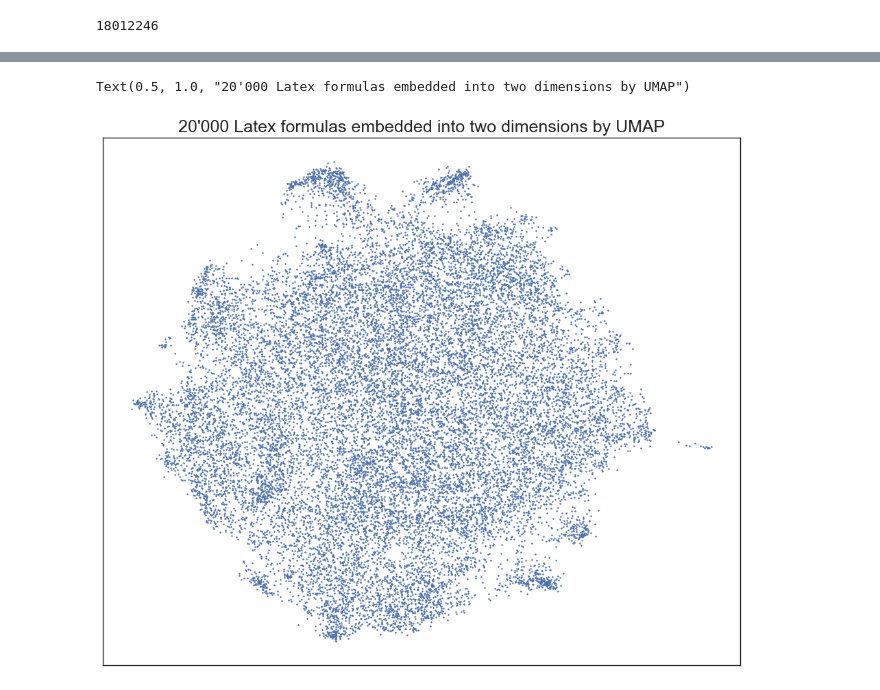
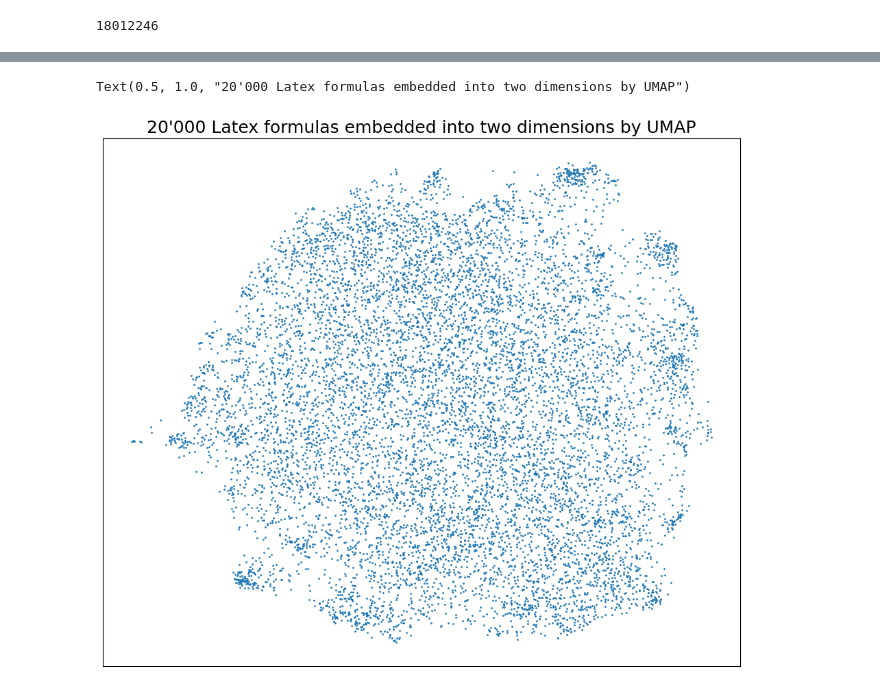
Before and after one commit to or7nge/Latex-Generator, a Jupyter notebook: notebook.ipynb, the cells around one changed output, grey strips where cells are left out. Saved outputs shown, nothing was run; the diff lists cells and outputs as text; code cells hidden in the pictures.

```diff
--- a/notebook.ipynb
+++ b/notebook.ipynb
@@ -25,4 +18,4 @@ print(res)
 18012246
 # %%
 model = SentenceTransformer("all-MiniLM-L6-v2")
-embeddings = model.encode(formulas[:20000])
+embeddings = model.encode(formulas)
@@ -29,6 +24,3 @@ embeddings = model.encode(formulas[:20000])
-# %%
-sns.set(context="paper", style="white")
-mnist = fetch_openml("mnist_784", version=1)
 # %%
 reducer = umap.UMAP(random_state=42)
-embedding = reducer.fit_transform(mnist.data)
+embedding = reducer.fit_transform(embeddings)
@@ -57,9 +27,8 @@ Name: class, Length: 70000, dtype: int32
 # %%
 fig, ax = plt.subplots(figsize=(12, 10))
-color = mnist.target.astype(int)
 plt.scatter(embedding[:, 0], embedding[:, 1], cmap="Spectral", s=1)
 plt.setp(ax, xticks=[], yticks=[])
 plt.title("20'000 Latex formulas embedded into two dimensions by UMAP", fontsize=18)
 # %% [output]
 Text(0.5, 1.0, "20'000 Latex formulas embedded into two dimensions by UMAP")
-[figure, old version]
+[figure, new version]
```
Also changed, not shown: parts of 6 cells of this notebook.
